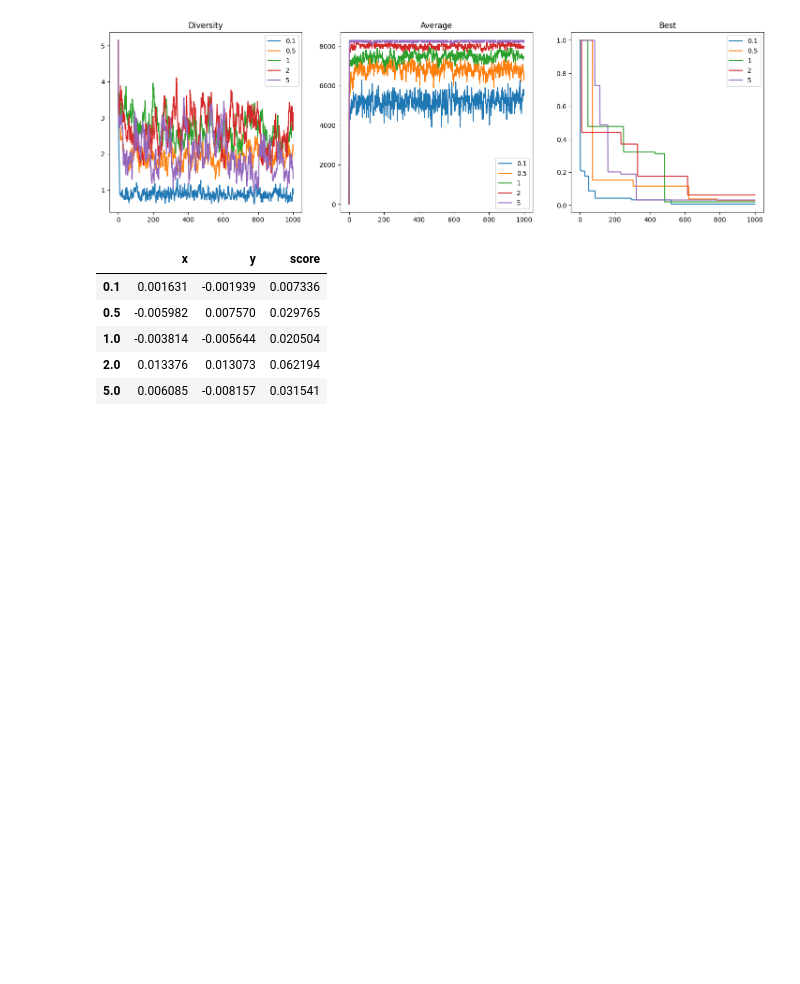
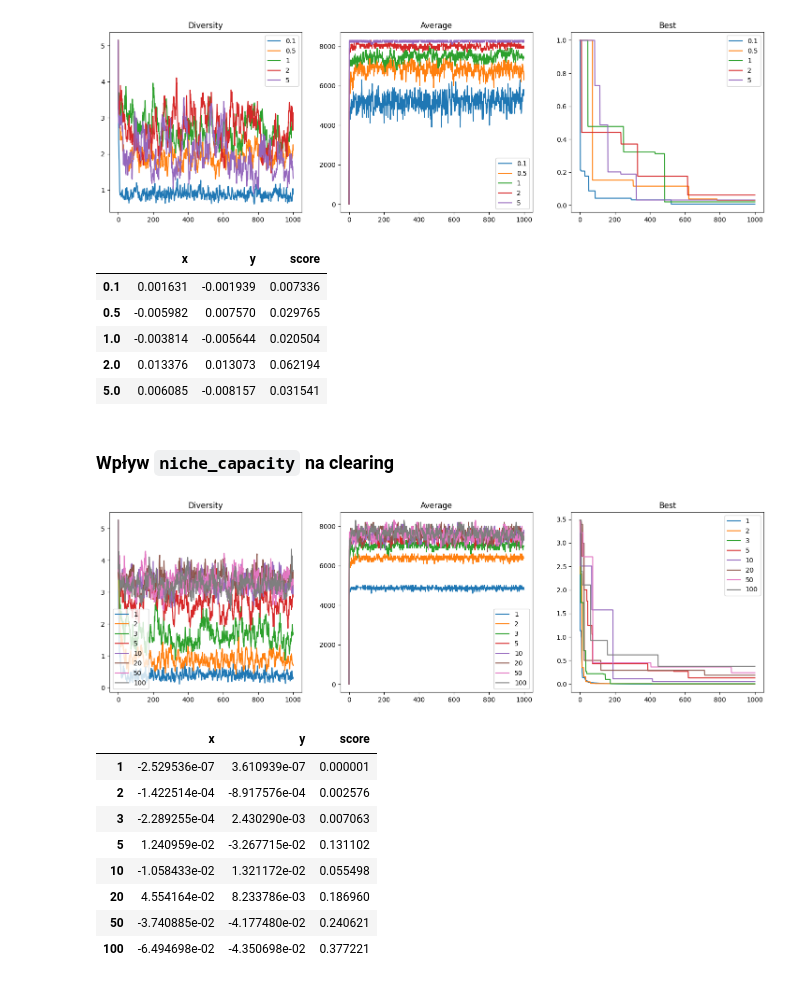
Before and after one commit to pekoraptor/clearing-crowding, a Jupyter notebook: main.ipynb, the cells around one changed output. Cells and saved outputs as stored; diff of their text form; code cells hidden in the pictures; blank space fills up the shorter version.

```diff
--- a/main.ipynb
+++ b/main.ipynb
@@ -88,10 +124,23 @@ df.T
 | 1.0 | -0.003814 | -0.005644 | 0.020504 |
 | 2.0 | 0.013376 | 0.013073 | 0.062194 |
 | 5.0 | 0.006085 | -0.008157 | 0.031541 |
+# %% [markdown]
+### Wpływ `niche_capacity` na clearing
 # %%
 niche_capacities = [1, 2, 3, 5, 10, 20, 50, 100]
-diversities, averages, best_scores, best_individuals = compare_evolutionary_parameter(ackley, clearing_radiuses, 'clearing_radius', clearing)
-plt_multiple_plots_side_by_side([diversities, averages, best_scores], clearing_radiuses, titles=["Diversity", "Average", "Best"])
+diversities, averages, best_scores, best_individuals = compare_evolutionary_parameter(ackley, niche_capacities, 'niche_capacity', clearing)
+plt_multiple_plots_side_by_side([diversities, averages, best_scores], niche_capacities, titles=["Diversity", "Average", "Best"])
 
-df = table_compare_best(best_individuals, clearing_radiuses)
+df = table_compare_best(best_individuals, niche_capacities)
 df.T
+# %% [output]
+[figure, added]
+|  | x | y | score |
+| 1 | -2.529536e-07 | 3.610939e-07 | 0.000001 |
+| 2 | -1.422514e-04 | -8.917576e-04 | 0.002576 |
+| 3 | -2.289255e-04 | 2.430290e-03 | 0.007063 |
+| 5 | 1.240959e-02 | -3.267715e-02 | 0.131102 |
+| 10 | -1.058433e-02 | 1.321172e-02 | 0.055498 |
+| 20 | 4.554164e-02 | 8.233786e-03 | 0.186960 |
+| 50 | -3.740885e-02 | -4.177480e-02 | 0.240621 |
+| 100 | -6.494698e-02 | -4.350698e-02 | 0.377221 |
```
Also changed, not shown: parts of 13 cells of this notebook, 2 other files.
